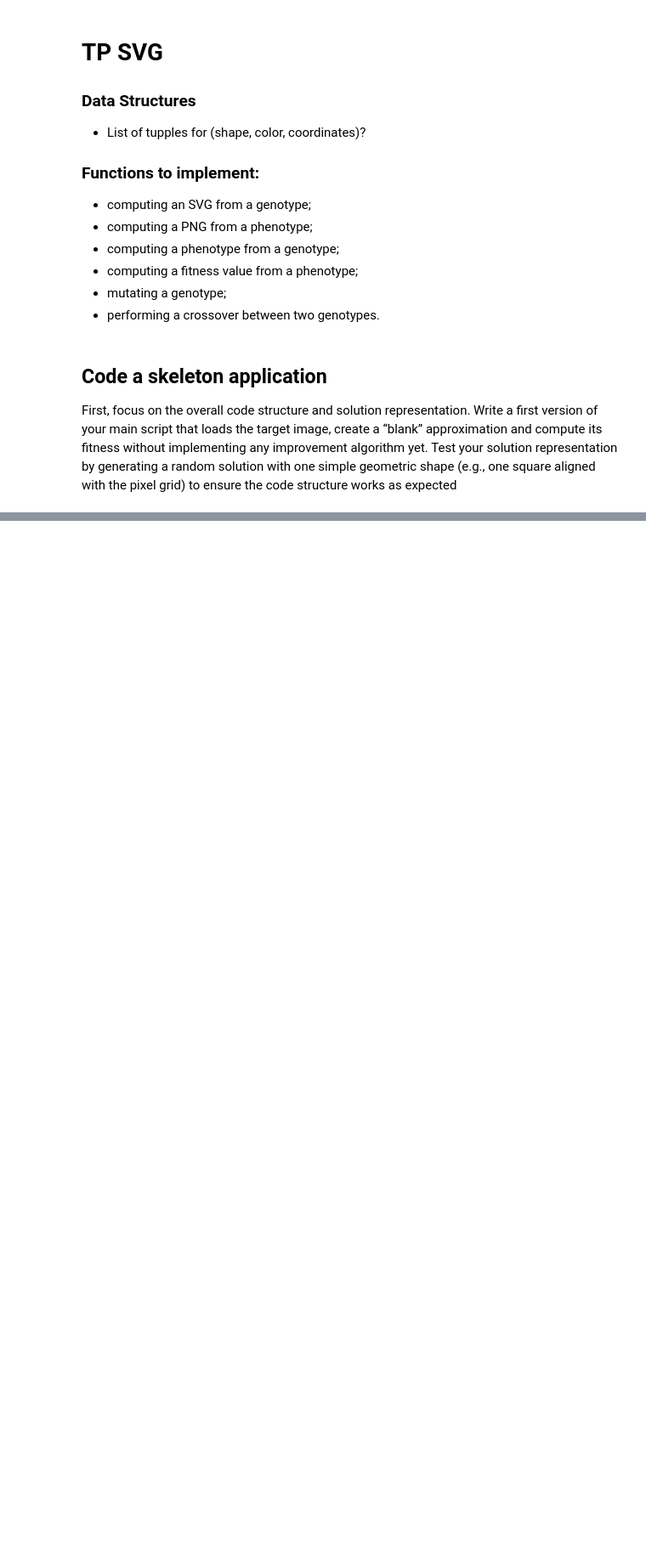
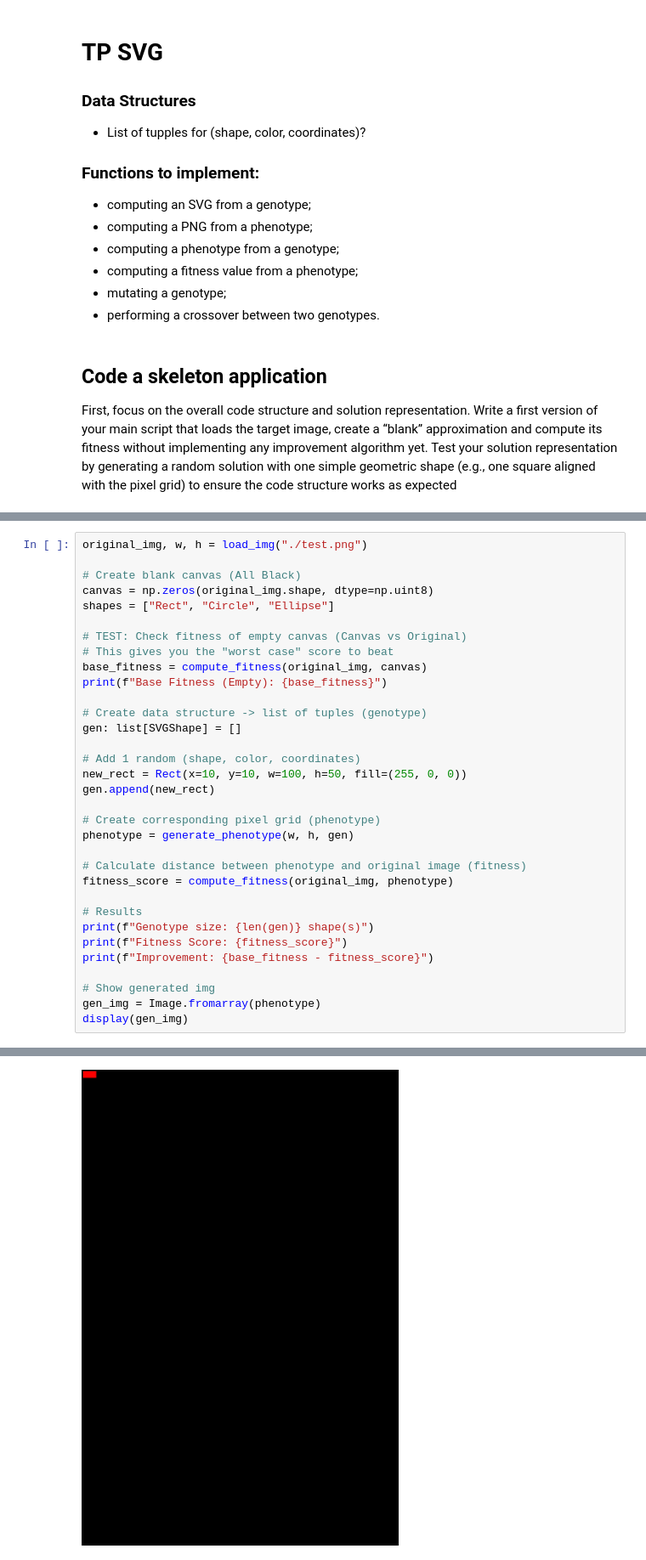
Before and after one commit to Max0uch1ta/geometrical-image-recreation, a Jupyter notebook: tp_svg.ipynb, the cells around one changed output, grey strips where cells are left out. Shown at 85% size. Drawn from its saved outputs; the diff is of its cells as text; blank space fills up the shorter version.

```diff
--- a/tp_svg.ipynb
+++ b/tp_svg.ipynb
@@ -54,0 +86,34 @@ gen.append(new_rect)
+# %%
+original_img, w, h = load_img("./test.png")
+
+# Create blank canvas (All Black)
+canvas = np.zeros(original_img.shape, dtype=np.uint8)
+shapes = ["Rect", "Circle", "Ellipse"]
+
+# TEST: Check fitness of empty canvas (Canvas vs Original)
+# This gives you the "worst case" score to beat
+base_fitness = compute_fitness(original_img, canvas)
+print(f"Base Fitness (Empty): {base_fitness}")
+
+# Create data structure -> list of tuples (genotype)
+gen: list[SVGShape] = []
+
+# Add 1 random (shape, color, coordinates)
+new_rect = Rect(x=10, y=10, w=100, h=50, fill=(255, 0, 0))
+gen.append(new_rect)
+
+# Create corresponding pixel grid (phenotype)
+phenotype = generate_phenotype(w, h, gen)
+
+# Calculate distance between phenotype and original image (fitness)
+fitness_score = compute_fitness(original_img, phenotype)
+
+# Results
+print(f"Genotype size: {len(gen)} shape(s)")
+print(f"Fitness Score: {fitness_score}")
+print(f"Improvement: {base_fitness - fitness_score}")
+
+# Show generated img
+gen_img = Image.fromarray(phenotype)
+display(gen_img)
+# %% [output]
@@ -55 +124,2 @@ gen.append(new_rect)
+[figure, added]
 # %% [markdown]
```
Also changed, not shown: parts of 10 cells of this notebook, 3 other files.
